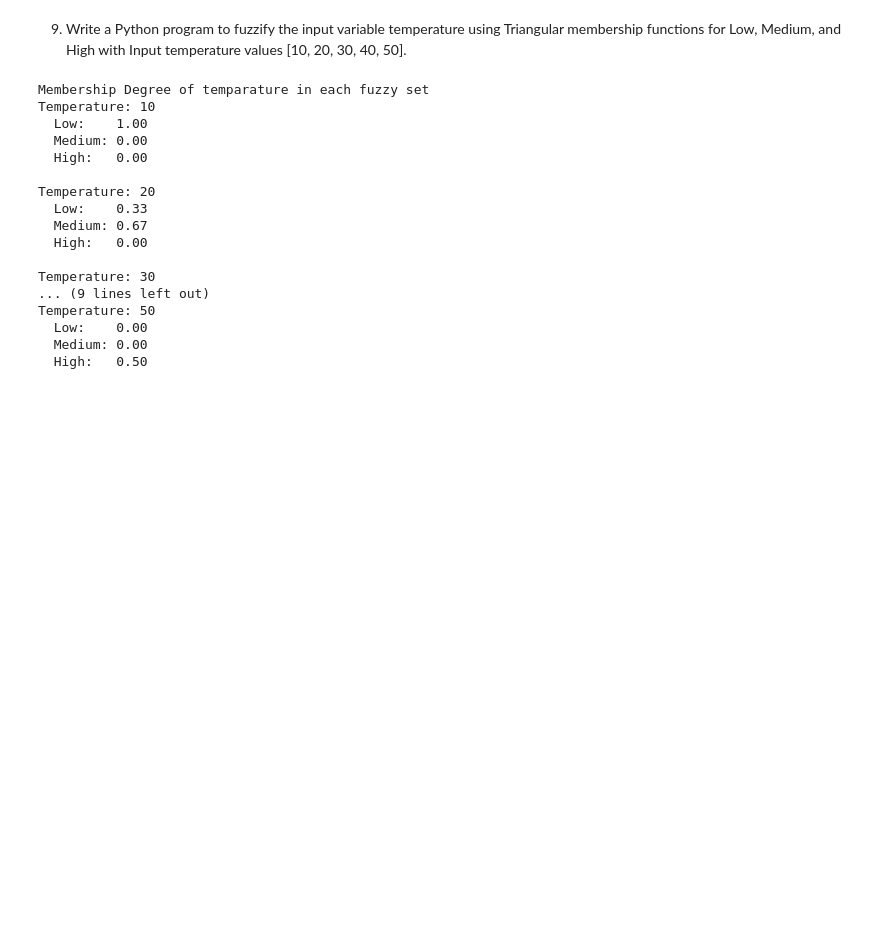
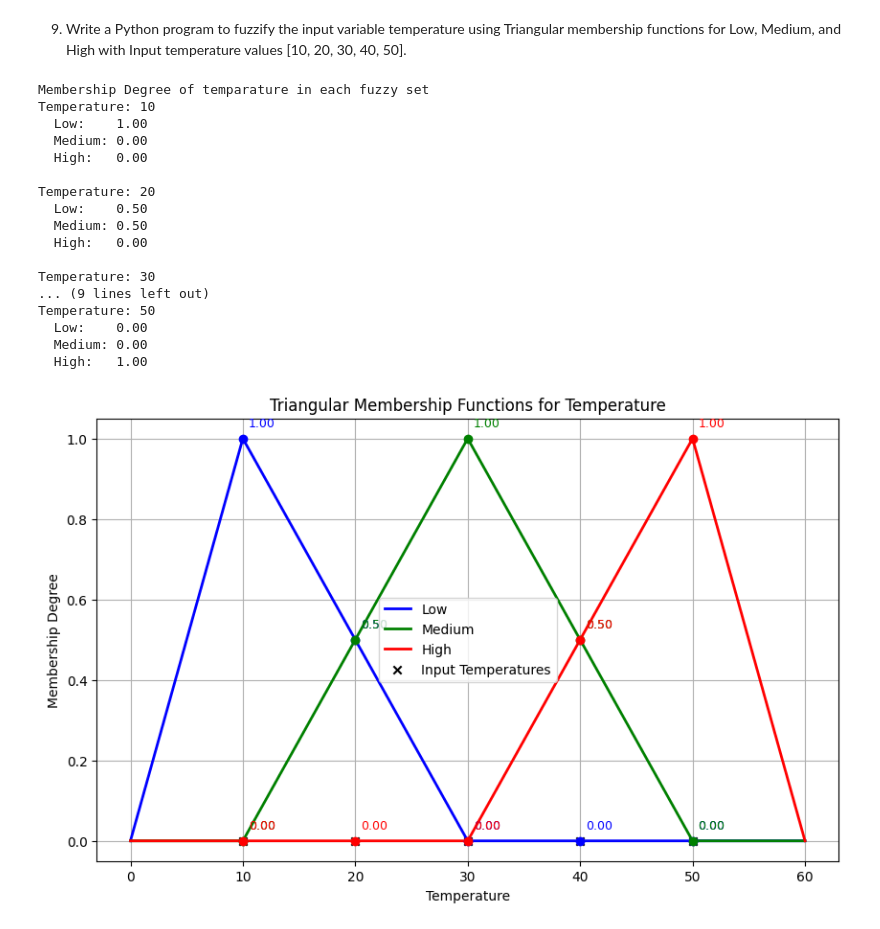
Before and after one commit to gsankarvg/pattern-recog-l2, a Jupyter notebook: q9.ipynb, the cells around one changed output. Saved outputs shown, nothing was run; the diff lists cells and outputs as text; code cells hidden in the pictures; blank space fills up the shorter version.

```diff
--- a/q9.ipynb
+++ b/q9.ipynb
@@ -10,9 +10,9 @@ x_temp = np.arange(0, 61)
 # %%
 temperatures = np.array([10, 20, 30, 40, 50])
 # %%
-low = fuzz.trimf(x_temp, [0, 10, 25])
-medium = fuzz.trimf(x_temp, [10, 25, 40])
-high = fuzz.trimf(x_temp, [25, 40, 60])
+low = fuzz.trimf(x_temp, [0, 10, 30])
+medium = fuzz.trimf(x_temp, [10, 30, 50])
+high = fuzz.trimf(x_temp, [30, 50, 60])
 # %%
 print(f"Membership Degree of temparature in each fuzzy set")
 for temp in temperatures:
@@ -31,8 +31,8 @@ Temperature: 10
   High:   0.00
 
 Temperature: 20
-  Low:    0.33
-  Medium: 0.67
+  Low:    0.50
+  Medium: 0.50
   High:   0.00
 
 Temperature: 30
@@ -40,4 +40,35 @@ Temperature: 30
 Temperature: 50
   Low:    0.00
   Medium: 0.00
-  High:   0.50
+  High:   1.00
+# %%
+import matplotlib.pyplot as plt
+plt.figure(figsize=(10, 6))
+
+
+plt.plot(x_temp, low, 'b', linewidth=2, label='Low')
+plt.plot(x_temp, medium, 'g', linewidth=2, label='Medium')
+plt.plot(x_temp, high, 'r', linewidth=2, label='High')
+
+colors = ['b', 'g', 'r']
+labels = ['Low', 'Medium', 'High']
+for idx, temp in enumerate(temperatures):
+    degs = [
+        fuzz.interp_membership(x_temp, low, temp),
+        fuzz.interp_membership(x_temp, medium, temp),
+        fuzz.interp_membership(x_temp, high, temp)
+    ]
+    for i, deg in enumerate(degs):
+        plt.plot([temp], [deg], marker='o', color=colors[i])
+        plt.text(temp+0.5, deg+0.03, f"{deg:.2f}", color=colors[i], fontsize=9)
+
+plt.scatter(temperatures, [0]*len(temperatures), color='k', marker='x', label='Input Temperatures')
+
+plt.title('Triangular Membership Functions for Temperature')
+plt.xlabel('Temperature')
+plt.ylabel('Membership Degree')
+plt.legend()
+plt.grid(True)
+plt.show()
+# %% [output]
+[figure, added]
```
